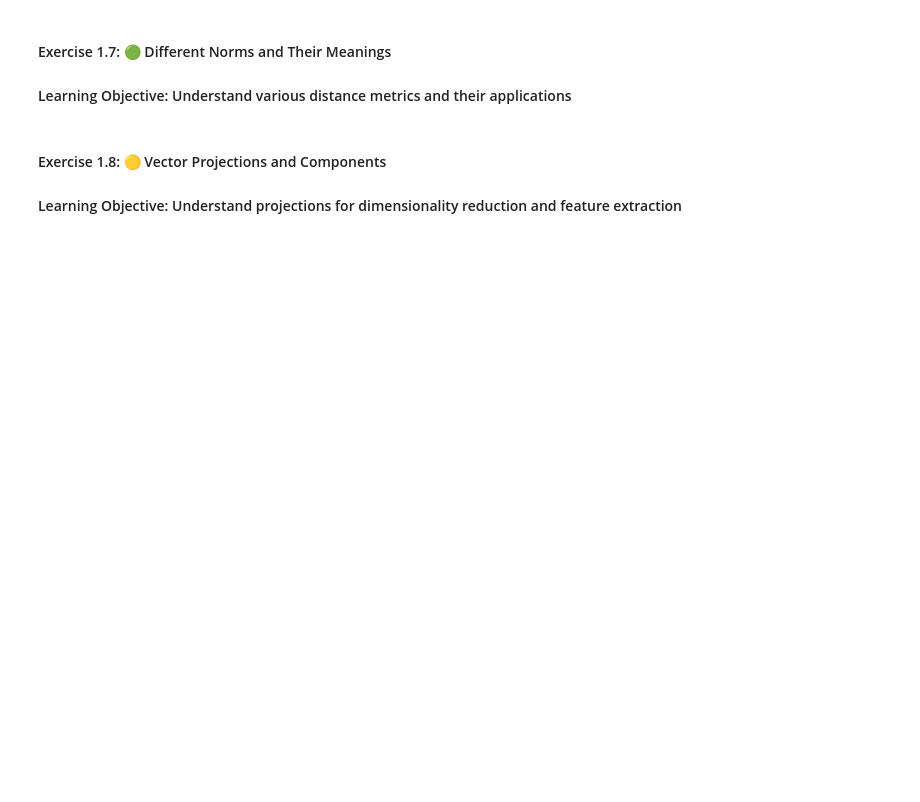
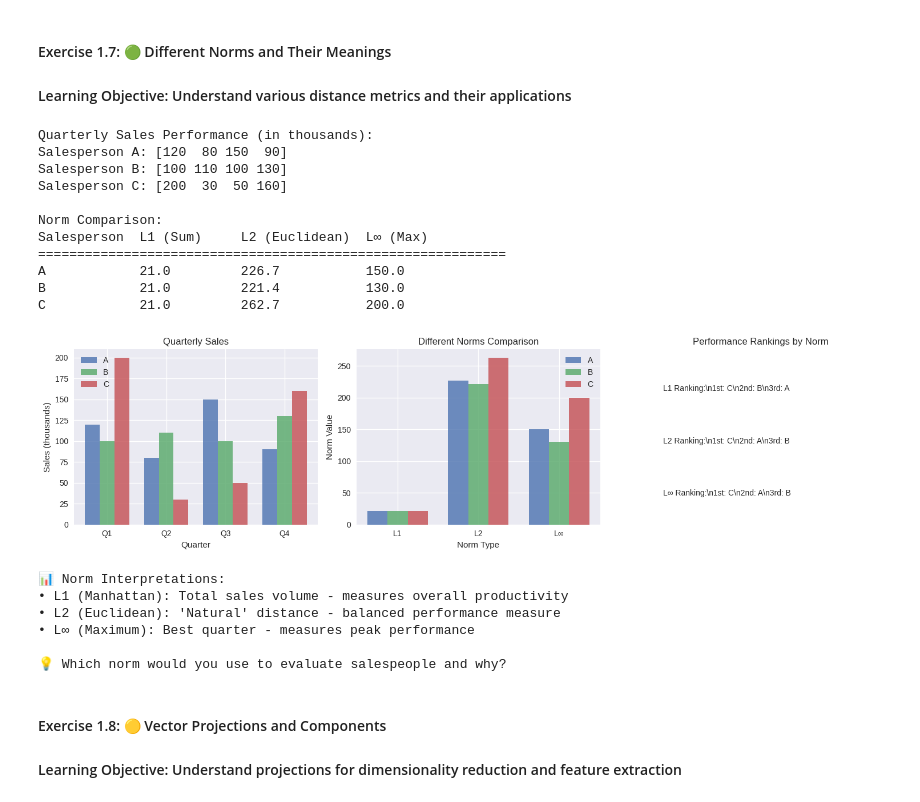
Before and after one commit to arjav1528/Machine-Learning-For-EE-EEEG513, a Jupyter notebook: linear_algebra_for_ml.ipynb, the cells around one changed output. Drawn from its saved outputs; the diff is of its cells as text; code cells hidden in the pictures; blank space fills up the shorter version.

```diff
--- a/linear_algebra_for_ml.ipynb
+++ b/linear_algebra_for_ml.ipynb
@@ -312,11 +357,10 @@ print(f"Salesperson B: {salesperson_B}")
 print(f"Salesperson C: {salesperson_C}")
 
 def calculate_norms(vector):
-    \"\"\"Calculate different types of norms\"\"\"
     # TODO: Calculate different norms
-    l1_norm = # Your code here (Manhattan/Taxicab distance)
-    l2_norm = # Your code here (Euclidean distance)
-    l_inf_norm = # Your code here (Maximum/Chebyshev distance)x`
+    l1_norm = math.sqrt(np.sum(vector))
+    l2_norm = np.linalg.norm(vector)
+    l_inf_norm = np.max(vector)
 
     return l1_norm, l2_norm, l_inf_norm
 
@@ -359,36 +403,56 @@ norm_values_C = list(norms_C)
 x_norms = np.arange(len(norm_types))
 axes[1].bar(x_norms - width, norm_values_A, width, label='A', alpha=0.8)
 axes[1].bar(x_norms, norm_values_B, width, label='B', alpha=0.8)
 axes[1].bar(x_norms + width, norm_values_C, width, label='C', alpha=0.8)
 axes[1].set_xlabel('Norm Type')
 axes[1].set_ylabel('Norm Value')
 axes[1].set_title('Different Norms Comparison')
 axes[1].set_xticks(x_norms)
 axes[1].set_xticklabels(norm_types)
 axes[1].legend()
 
 # Ranking by each norm
-l1_ranking = ['A', 'B', 'C'][np.argsort([norms_A[0], norms_B[0], norms_C[0]])[::-1]]
-l2_ranking = ['A', 'B', 'C'][np.argsort([norms_A[1], norms_B[1], norms_C[1]])[::-1]]
-linf_ranking = ['A', 'B', 'C'][np.argsort([norms_A[2], norms_B[2], norms_C[2]])[::-1]]
+labels = np.array(['A', 'B', 'C'])
+l1_ranking = labels[np.argsort([norms_A[0], norms_B[0], norms_C[0]])[::-1]]
+l2_ranking = labels[np.argsort([norms_A[1], norms_B[1], norms_C[1]])[::-1]]
+linf_ranking = labels[np.argsort([norms_A[2], norms_B[2], norms_C[2]])[::-1]]
 
 axes[2].text(0.1, 0.8, f"L1 Ranking:\\n1st: {l1_ranking[0]}\\n2nd: {l1_ranking[1]}\\n3rd: {l1_ranking[2]}",
              transform=axes[2].transAxes, fontsize=10, verticalalignment='top')
 axes[2].text(0.1, 0.5, f"L2 Ranking:\\n1st: {l2_ranking[0]}\\n2nd: {l2_ranking[1]}\\n3rd: {l2_ranking[2]}",
              transform=axes[2].transAxes, fontsize=10, verticalalignment='top')
 axes[2].text(0.1, 0.2, f"L∞ Ranking:\\n1st: {linf_ranking[0]}\\n2nd: {linf_ranking[1]}\\n3rd: {linf_ranking[2]}",
              transform=axes[2].transAxes, fontsize=10, verticalalignment='top')
 axes[2].set_title('Performance Rankings by Norm')
 axes[2].axis('off')
 
 plt.tight_layout()
 plt.show()
 
 print(f"\n📊 Norm Interpretations:")
 print(f"• L1 (Manhattan): Total sales volume - measures overall productivity")
 print(f"• L2 (Euclidean): 'Natural' distance - balanced performance measure")
 print(f"• L∞ (Maximum): Best quarter - measures peak performance")
 print(f"\n💡 Which norm would you use to evaluate salespeople and why?")
+# %% [output]
+Quarterly Sales Performance (in thousands):
+Salesperson A: [120  80 150  90]
+Salesperson B: [100 110 100 130]
+Salesperson C: [200  30  50 160]
+
+Norm Comparison:
+Salesperson  L1 (Sum)     L2 (Euclidean)  L∞ (Max)
+============================================================
+A            21.0         226.7           150.0
+B            21.0         221.4           130.0
+C            21.0         262.7           200.0
+[figure, added]
+📊 Norm Interpretations:
+• L1 (Manhattan): Total sales volume - measures overall productivity
+• L2 (Euclidean): 'Natural' distance - balanced performance measure
+• L∞ (Maximum): Best quarter - measures peak performance
+
+💡 Which norm would you use to evaluate salespeople and why?
 # %% [markdown]
 #### Exercise 1.8: 🟡 Vector Projections and Components
 #### Learning Objective: Understand projections for dimensionality reduction and feature extraction
```
Also changed, not shown: parts of 12 cells of this notebook, 1 other file.
